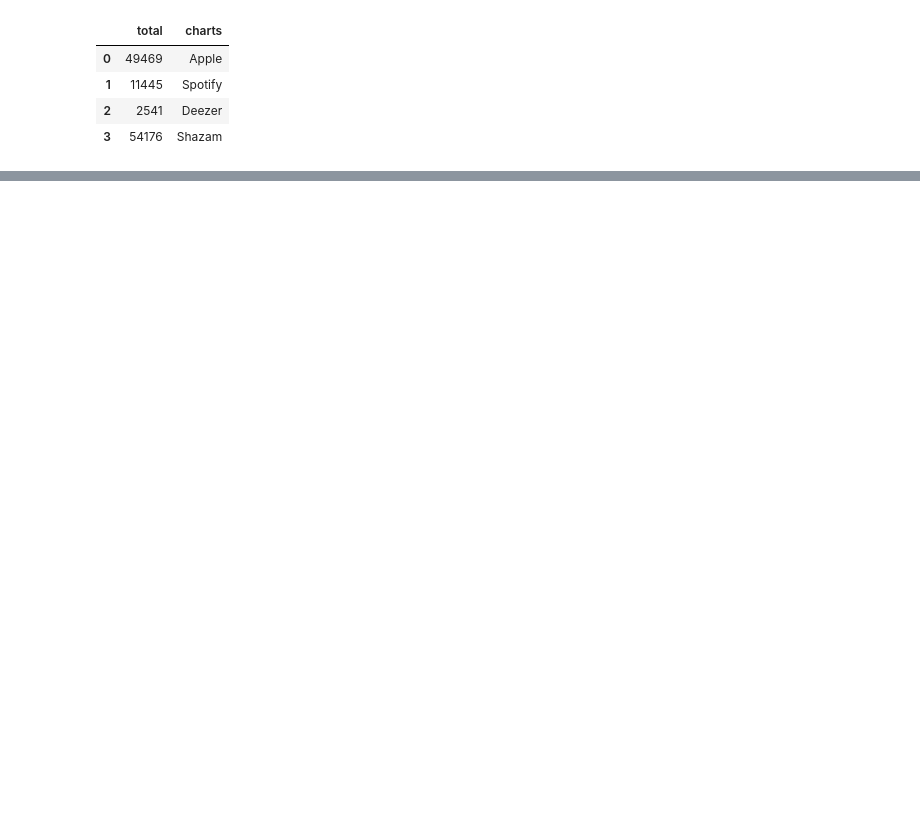
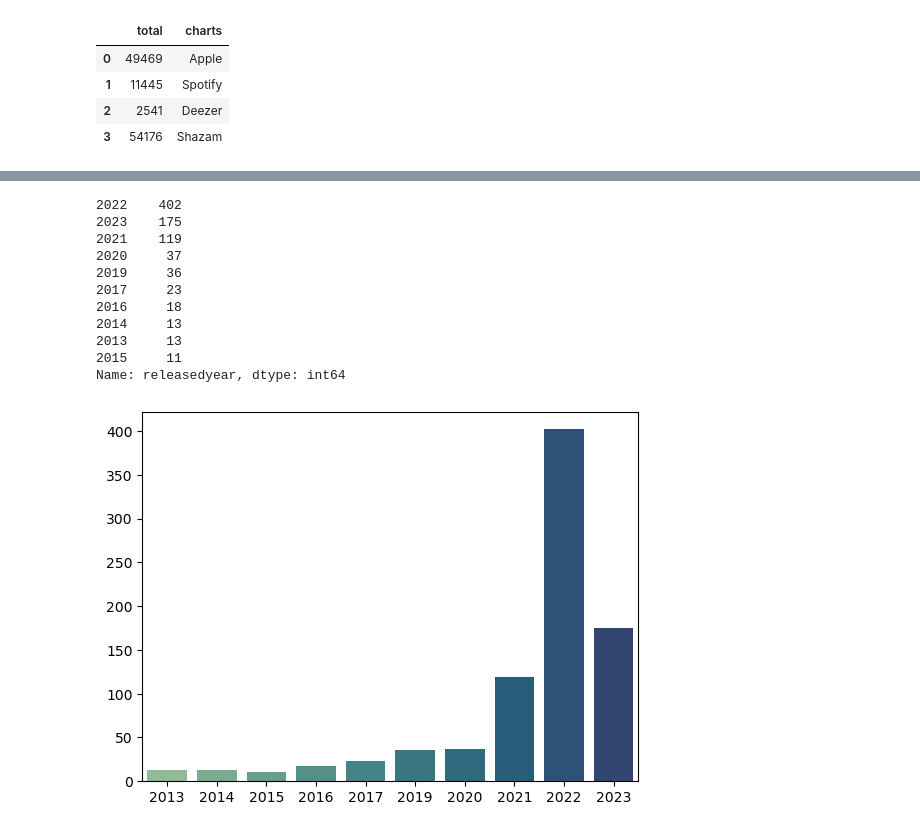
Before and after one commit to BSReguera/Pair-Programing-Modulo4-BeatrizyLaura, a Jupyter notebook: limpieza.ipynb, the cells around one changed output, grey strips where cells are left out. Cells and saved outputs as stored; diff of their text form; code cells hidden in the pictures; blank space fills up the shorter version.

```diff
--- a/limpieza.ipynb
+++ b/limpieza.ipynb
@@ -1466,2 +1499,21 @@ total_df
 # %%
 #total_df.to_csv("total_charts.csv")
+# %%
+released_year = spotify['releasedyear'].value_counts().head(10)
+
+sns.barplot(x=released_year.index, y=released_year.values ,palette='crest')
+
+released_year
+# %% [output]
+2022    402
+2023    175
+2021    119
+2020     37
+2019     36
+2017     23
+2016     18
+2014     13
+2013     13
+2015     11
+Name: releasedyear, dtype: int64
+[figure, added]
```
Also changed, not shown: parts of 10 cells of this notebook, 1 other file.
